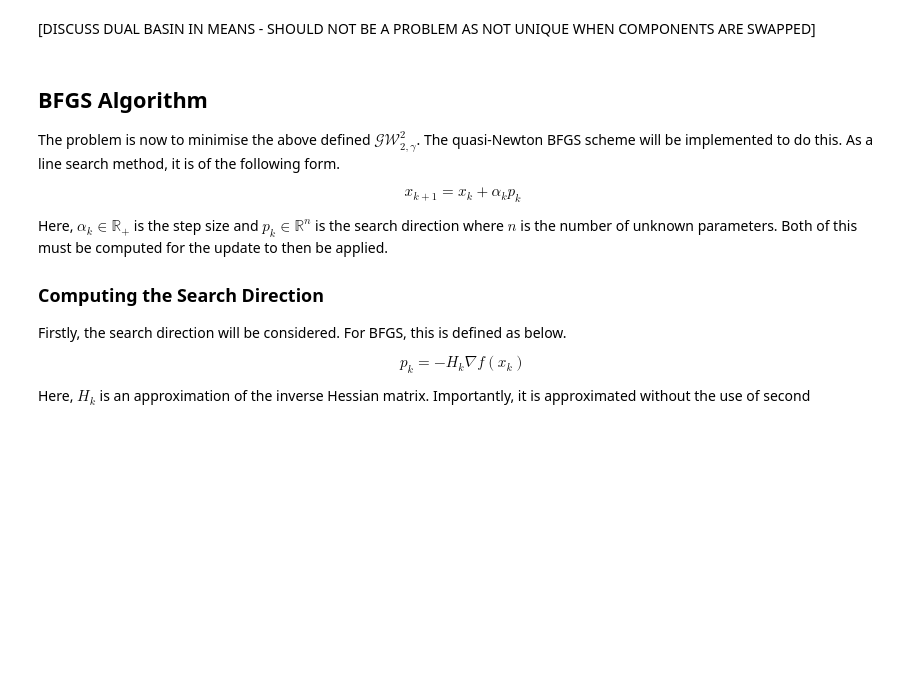
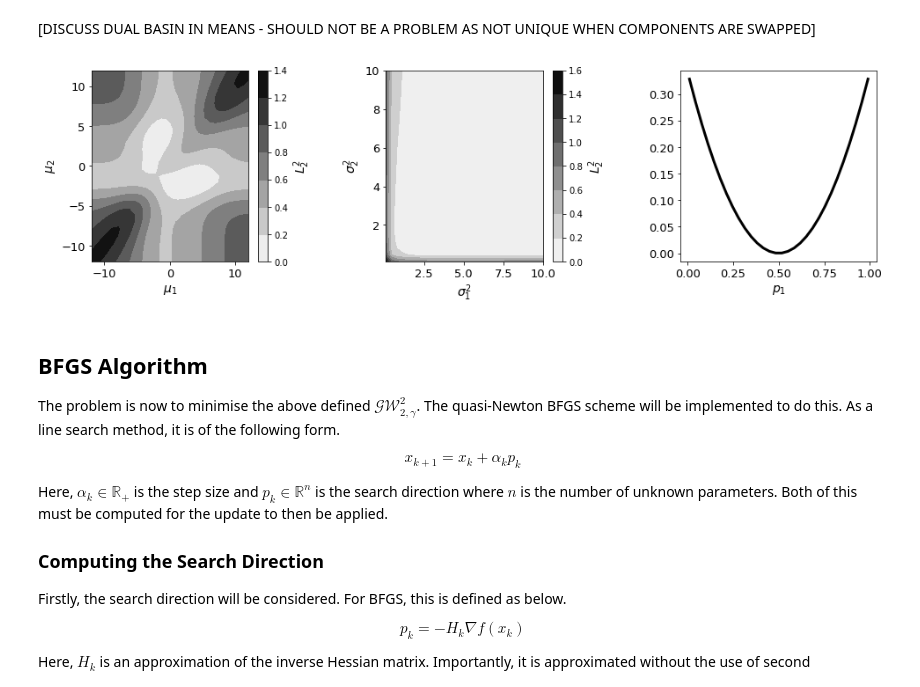
Before and after one commit to JMagyar15/ot-inversion, a Jupyter notebook: Main GMM Notebook.ipynb, the cells around one changed output. Cells and saved outputs as stored; diff of their text form; code cells hidden in the pictures; blank space fills up the shorter version.

```diff
--- a/Main GMM Notebook.ipynb
+++ b/Main GMM Notebook.ipynb
@@ -337,3 +415,35 @@ plt.show()
+# %%
+#can now plot the results
+M1, M2 = np.meshgrid(m_test,m_test)
+C1, C2 = np.meshgrid(cov_test,cov_test)
+
+fig, ax = plt.subplots(ncols=3,figsize=[16,4])
+plt.subplots_adjust(wspace=0.5)
+
+contour = ax[0].contourf(M1,M2,L2_1,cmap='binary')
+cb = plt.colorbar(contour,ax=ax[0])
+cb.set_label(label=r'$L_2^2$',fontsize=14)
+ax[0].set_xlabel(r'$\mu_1$',fontsize=14)
+ax[0].set_ylabel(r'$\mu_2$',fontsize=14)
+ax[0].tick_params(labelsize='13')
+
+
+contour = ax[1].contourf(C1,C2,L2_2,cmap='binary')
+cb = plt.colorbar(contour,ax=ax[1])
+cb.set_label(label=r'$L_2^2$',fontsize=14)
+ax[1].set_xlabel(r'$\sigma_1^2$',fontsize=14)
+ax[1].set_ylabel(r'$\sigma_2^2$',fontsize=14)
+ax[1].tick_params(labelsize='13')
+
+
+ax[2].plot(w_test,L2_3,'-k',linewidth=3,label = r'$L_2^2$')
+ax[2].set_xlabel(r'$p_1$',fontsize=14)
+ax[2].tick_params(labelsize='13')
+
+
+plt.show()
+# %% [output]
+[figure, added]
 # %% [markdown]
 ## BFGS Algorithm
 
```
Also changed, not shown: parts of 8 cells of this notebook, 7 other files.
